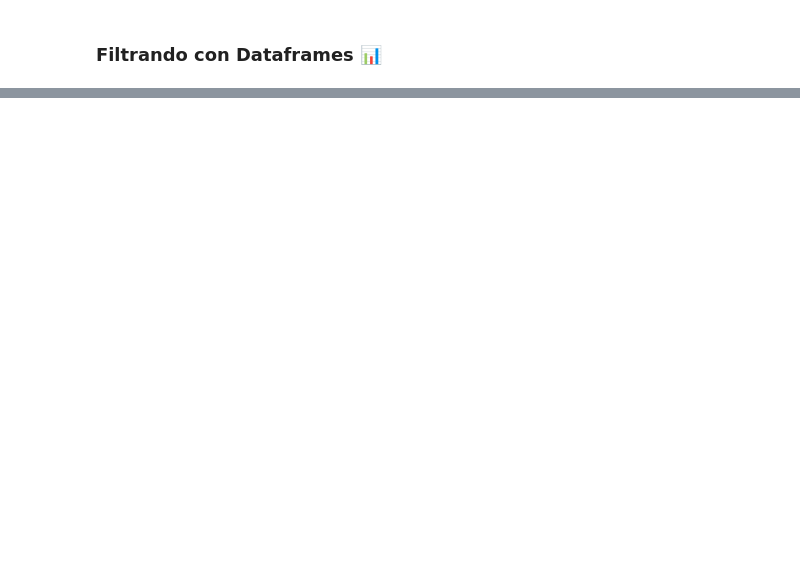
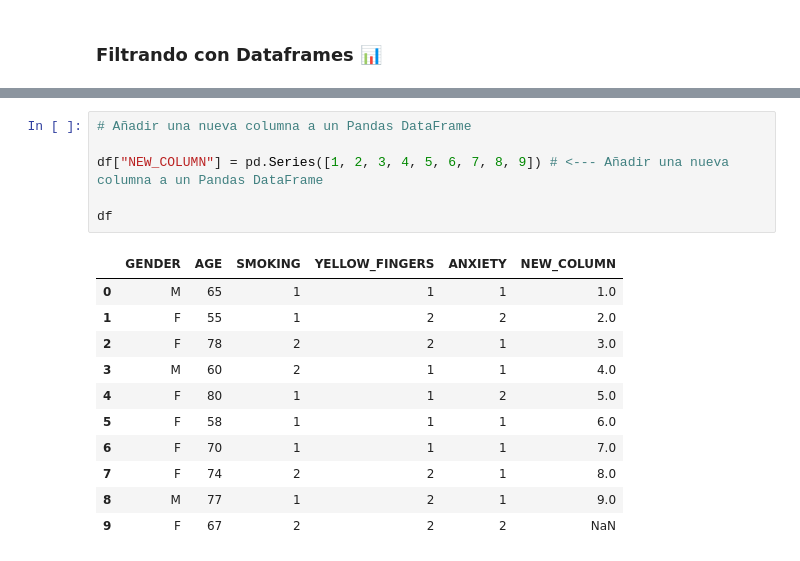
Before and after one commit to HitBrann/Pandas-Introduction, a Jupyter notebook: Introducción a Pandas.ipynb, the cells around one changed output, grey strips where cells are left out. Drawn from its saved outputs; the diff is of its cells as text; blank space fills up the shorter version.

```diff
--- a/Introducción a Pandas.ipynb
+++ b/Introducción a Pandas.ipynb
@@ -446,0 +550,18 @@ df[filtro] # <--- Imprime los valores en la columna AGE que sean mayores a 40 de
+# %%
+# Añadir una nueva columna a un Pandas DataFrame
+
+df["NEW_COLUMN"] = pd.Series([1, 2, 3, 4, 5, 6, 7, 8, 9]) # <--- Añadir una nueva columna a un Pandas DataFrame
+
+df
+# %% [output]
+|  | GENDER | AGE | SMOKING | YELLOW_FINGERS | ANXIETY | NEW_COLUMN |
+| 0 | M | 65 | 1 | 1 | 1 | 1.0 |
+| 1 | F | 55 | 1 | 2 | 2 | 2.0 |
+| 2 | F | 78 | 2 | 2 | 1 | 3.0 |
+| 3 | M | 60 | 2 | 1 | 1 | 4.0 |
+| 4 | F | 80 | 1 | 1 | 2 | 5.0 |
+| 5 | F | 58 | 1 | 1 | 1 | 6.0 |
+| 6 | F | 70 | 1 | 1 | 1 | 7.0 |
+| 7 | F | 74 | 2 | 2 | 1 | 8.0 |
+| 8 | M | 77 | 1 | 2 | 1 | 9.0 |
+| 9 | F | 67 | 2 | 2 | 2 | NaN |
```
Also changed, not shown: parts of 18 cells of this notebook.
